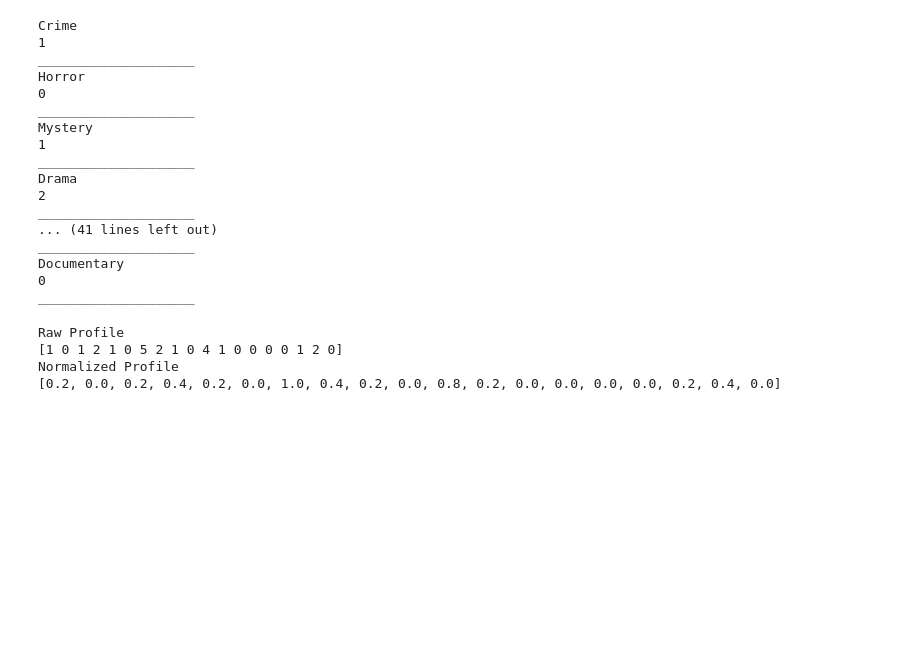
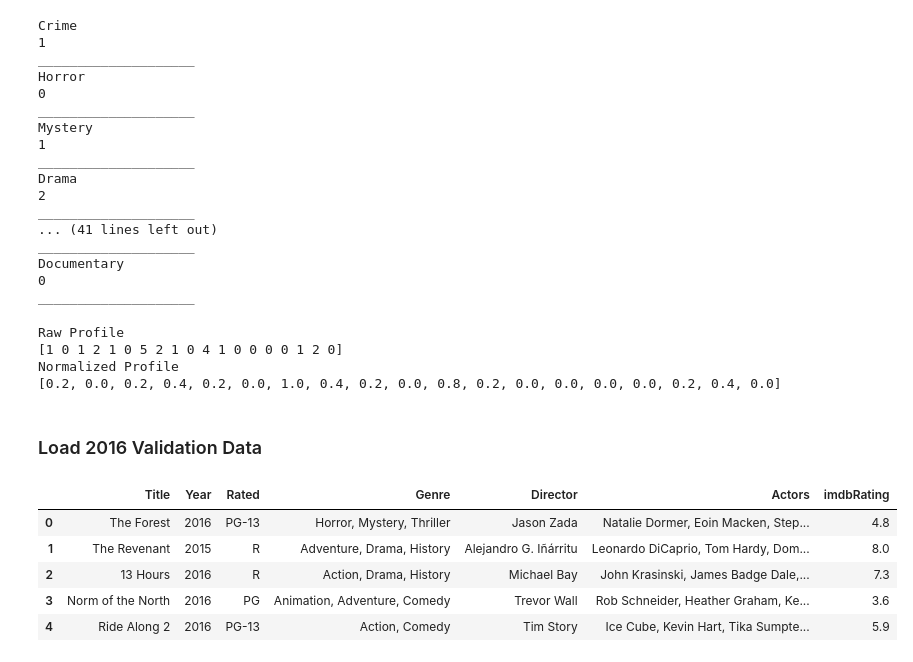
Before and after one commit to jwilles/movie-features, a Jupyter notebook: notebooks/FeatureExploration.ipynb, the cells around one changed output. Drawn from its saved outputs; the diff is of its cells as text; code cells hidden in the pictures; blank space fills up the shorter version.

```diff
--- a/notebooks/FeatureExploration.ipynb
+++ b/notebooks/FeatureExploration.ipynb
@@ -265,3 +265,16 @@ Raw Profile
 [1 0 1 2 1 0 5 2 1 0 4 1 0 0 0 0 1 2 0]
 Normalized Profile
 [0.2, 0.0, 0.2, 0.4, 0.2, 0.0, 1.0, 0.4, 0.2, 0.0, 0.8, 0.2, 0.0, 0.0, 0.0, 0.0, 0.2, 0.4, 0.0]
+# %% [markdown]
+### Load 2016 Validation Data
+# %%
+df_2016 = pd.read_csv('../data/features_2016.csv')
+# %%
+df_2016.head()
+# %% [output]
+|  | Title | Year | Rated | Genre | Director | Actors | imdbRating |
+| 0 | The Forest | 2016 | PG-13 | Horror, Mystery, Thriller | Jason Zada | Natalie Dormer, Eoin Macken, Step... | 4.8 |
+| 1 | The Revenant | 2015 | R | Adventure, Drama, History | Alejandro G. Iñárritu | Leonardo DiCaprio, Tom Hardy, Dom... | 8.0 |
+| 2 | 13 Hours | 2016 | R | Action, Drama, History | Michael Bay | John Krasinski, James Badge Dale,... | 7.3 |
+| 3 | Norm of the North | 2016 | PG | Animation, Adventure, Comedy | Trevor Wall | Rob Schneider, Heather Graham, Ke... | 3.6 |
+| 4 | Ride Along 2 | 2016 | PG-13 | Action, Comedy | Tim Story | Ice Cube, Kevin Hart, Tika Sumpte... | 5.9 |
```
Also changed, not shown: parts of 3 cells of this notebook, 2 other files.
